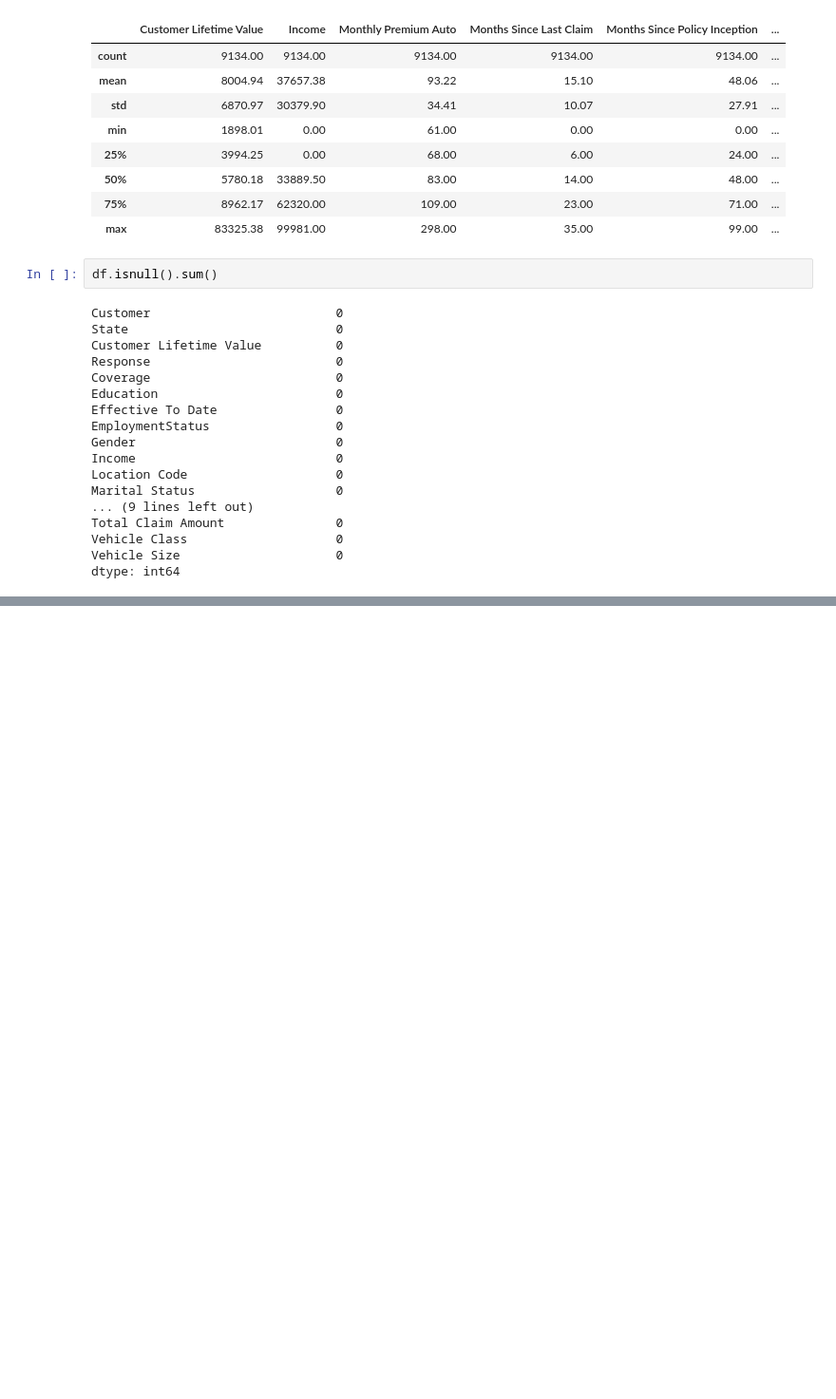
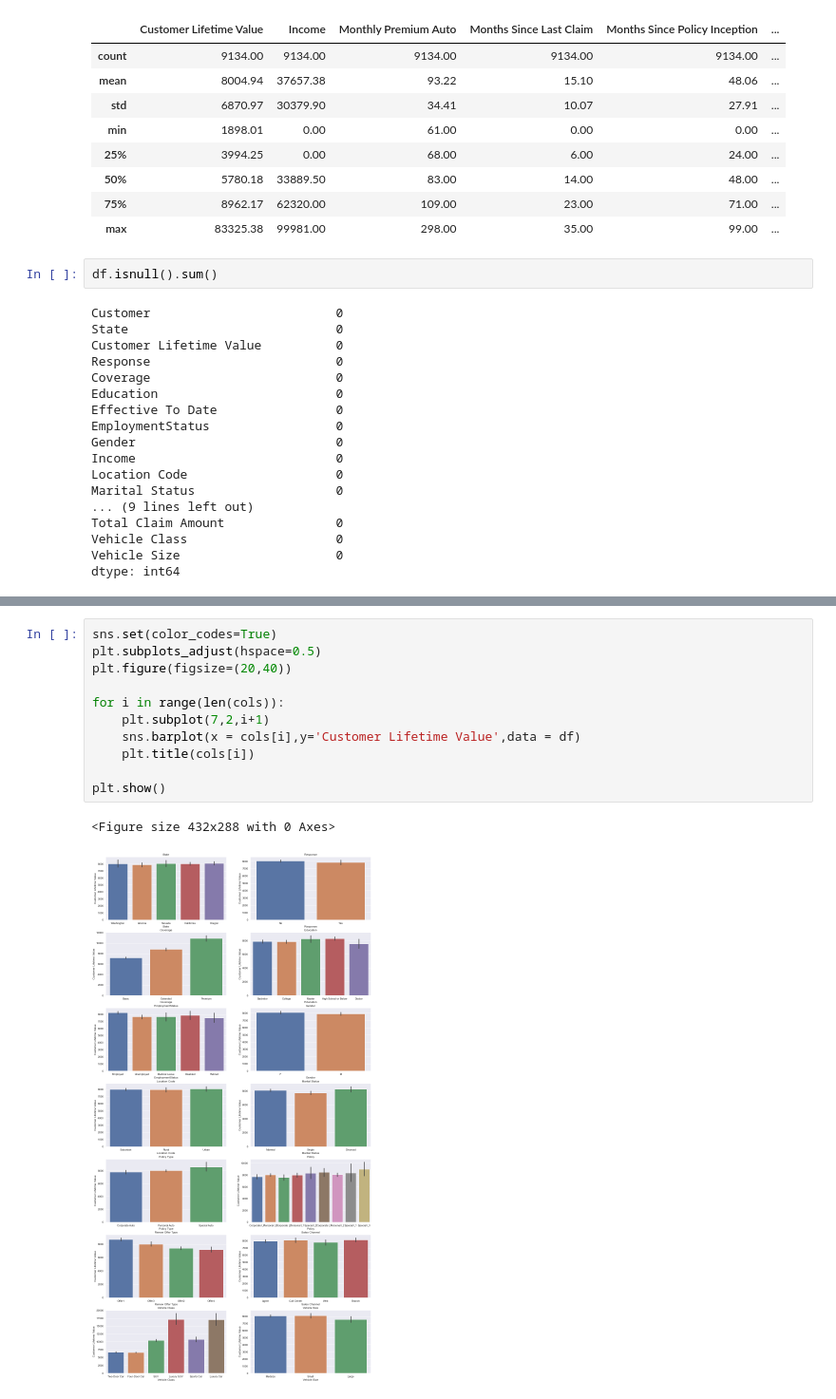
Before and after one commit to nilayduzkesen/Customer-LTV-Prediction, a Jupyter notebook: Customer LTV Prediction.ipynb, the cells around one changed output, grey strips where cells are left out. Shown: that part at 95% size. Saved outputs shown, nothing was run; the diff lists cells and outputs as text; blank space fills up the shorter version.

```diff
--- a/Customer LTV Prediction.ipynb
+++ b/Customer LTV Prediction.ipynb
@@ -478,0 +162,14 @@ LinAlgError: SVD did not converge
+# %%
+sns.set(color_codes=True)
+plt.subplots_adjust(hspace=0.5)
+plt.figure(figsize=(20,40))
+
+for i in range(len(cols)):
+    plt.subplot(7,2,i+1)
+    sns.barplot(x = cols[i],y='Customer Lifetime Value',data = df)
+    plt.title(cols[i])
+
+plt.show()
+# %% [output]
+<Figure size 432x288 with 0 Axes>
+[figure, added]
```
Also changed, not shown: parts of 73 cells of this notebook.
